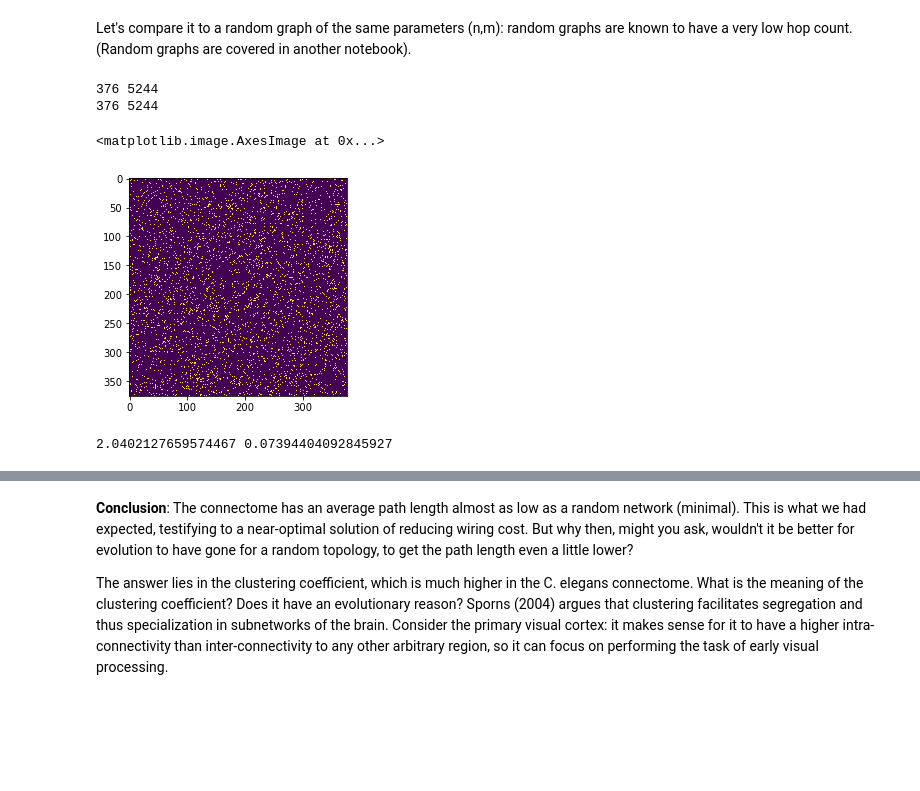
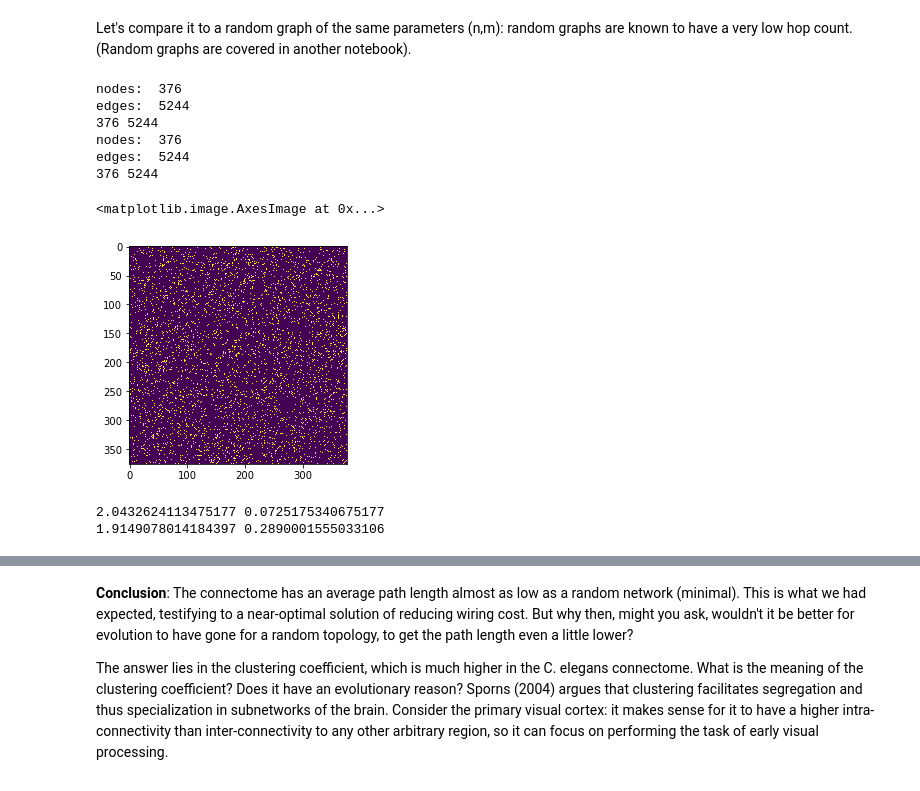
Before and after one commit to oercompbiomed/CBM101, a Jupyter notebook: D_Network_analysis/4_Connectome_C_elegans.ipynb, the cells around one changed output, grey strips where cells are left out. Saved outputs shown, nothing was run; the diff lists cells and outputs as text; code cells hidden in the pictures; blank space fills up the shorter version.

```diff
--- a/D_Network_analysis/4_Connectome_C_elegans.ipynb
+++ b/D_Network_analysis/4_Connectome_C_elegans.ipynb
@@ -591,28 +574,38 @@ print(L, C)
 The average number of "jumps" from one node to another is just below 2. This is surprisingly small, considering the network is around 300 neurons!
 # %% [markdown]
 Let's compare it to a random graph of the same parameters (n,m): random graphs are known to have a very low hop count. (Random graphs are covered in another notebook).
-# %%
-def get_nm(G):
-    return G.number_of_nodes(), G.number_of_edges()
 # %%
+def get_nm(G):
+    n=G.number_of_nodes()
+    m=G.number_of_edges()
+    print("nodes: ", n)
+    print("edges: ", m)
+    return n,m
+
 n,m = get_nm(G)
 
 print(n, m)
 R = nx.gnm_random_graph(n,m)
 #R = nx.barabasi_albert_graph(n,7)
 
 n_rand, m_rand = get_nm(R)
 print(n_rand, m_rand)
 
 plt.imshow(to_numpy_matrix(R))
 # %% [output]
+nodes:  376
+edges:  5244
 376 5244
+nodes:  376
+edges:  5244
 376 5244
 <matplotlib.image.AxesImage at 0x...>
-[figure, old version]
+[figure, new version]
 # %%
 L_random = nx.average_shortest_path_length(R)
 C_random = nx.algorithms.cluster.average_clustering(R)
-print(L_random, C_random)
+print("Random: ", L_random, C_random)
+print("Real: ", L, C)
 # %% [output]
-2.0402127659574467 0.07394404092845927
+2.0432624113475177 0.0725175340675177
+1.9149078014184397 0.2890001555033106
```
Also changed, not shown: parts of 52 cells of this notebook.
